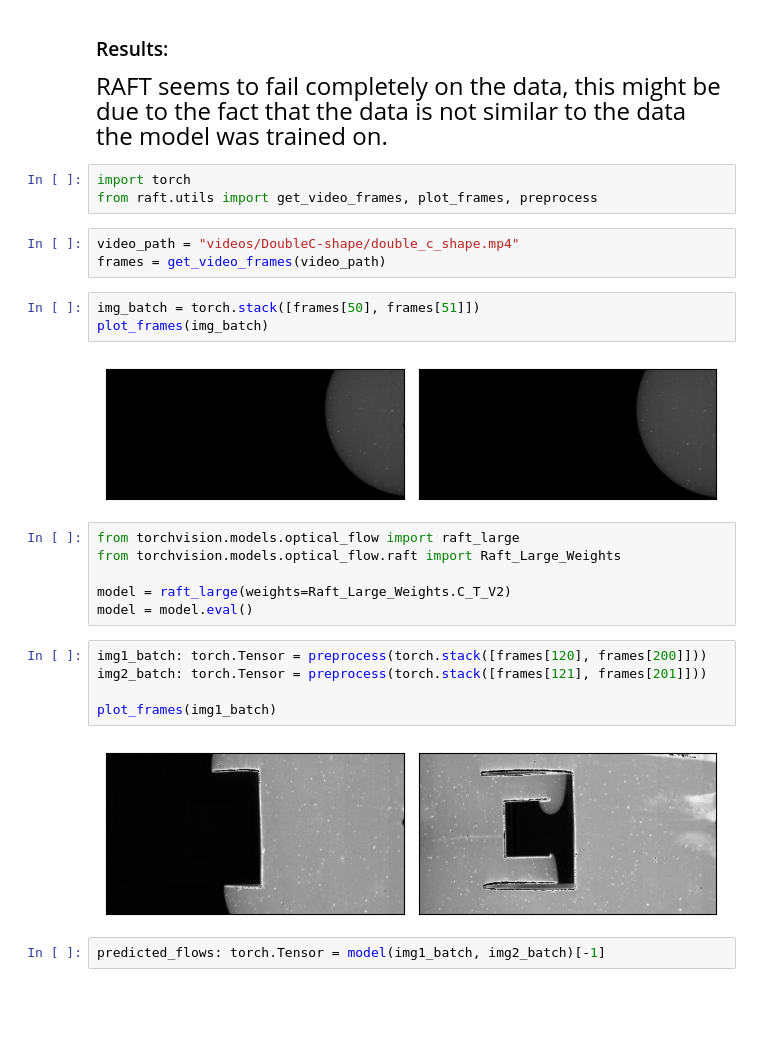
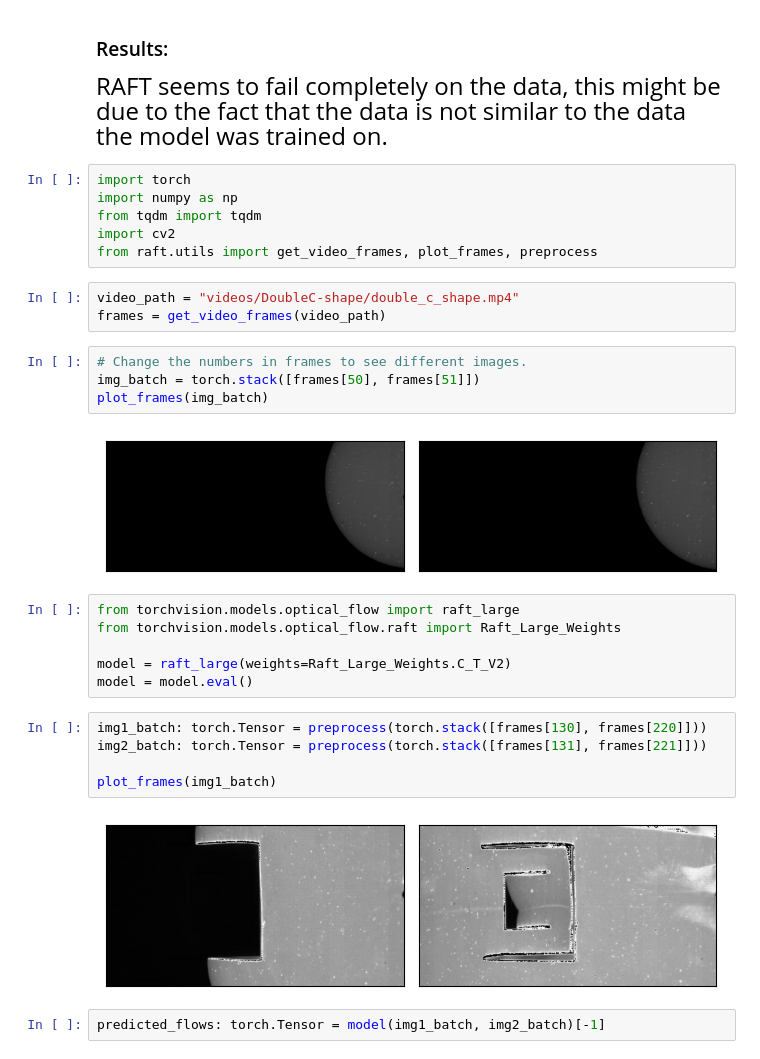
Before and after one commit to c3di/PropaTrack, a Jupyter notebook: experiments.ipynb, the cells around one changed output. Drawn from its saved outputs; the diff is of its cells as text; blank space fills up the shorter version.

```diff
--- a/experiments.ipynb
+++ b/experiments.ipynb
@@ -14,11 +14,15 @@ RAFT seems to fail completely on the data, this might be due to the fact that th
 </font>
 # %%
 import torch
+import numpy as np
+from tqdm import tqdm
+import cv2
 from raft.utils import get_video_frames, plot_frames, preprocess
 # %%
 video_path = "videos/DoubleC-shape/double_c_shape.mp4"
 frames = get_video_frames(video_path)
 # %%
+# Change the numbers in frames to see different images.
 img_batch = torch.stack([frames[50], frames[51]])
 plot_frames(img_batch)
 # %% [output]
@@ -30,12 +34,12 @@ from torchvision.models.optical_flow.raft import Raft_Large_Weights
 model = raft_large(weights=Raft_Large_Weights.C_T_V2)
 model = model.eval()
 # %%
-img1_batch: torch.Tensor = preprocess(torch.stack([frames[120], frames[200]]))
-img2_batch: torch.Tensor = preprocess(torch.stack([frames[121], frames[201]]))
+img1_batch: torch.Tensor = preprocess(torch.stack([frames[130], frames[220]]))
+img2_batch: torch.Tensor = preprocess(torch.stack([frames[131], frames[221]]))
 
 plot_frames(img1_batch)
 # %% [output]
-[figure, old version]
+[figure, new version]
 # %%
 predicted_flows: torch.Tensor = model(img1_batch, img2_batch)[-1]
 # %%
```
Also changed, not shown: parts of 5 cells of this notebook.
